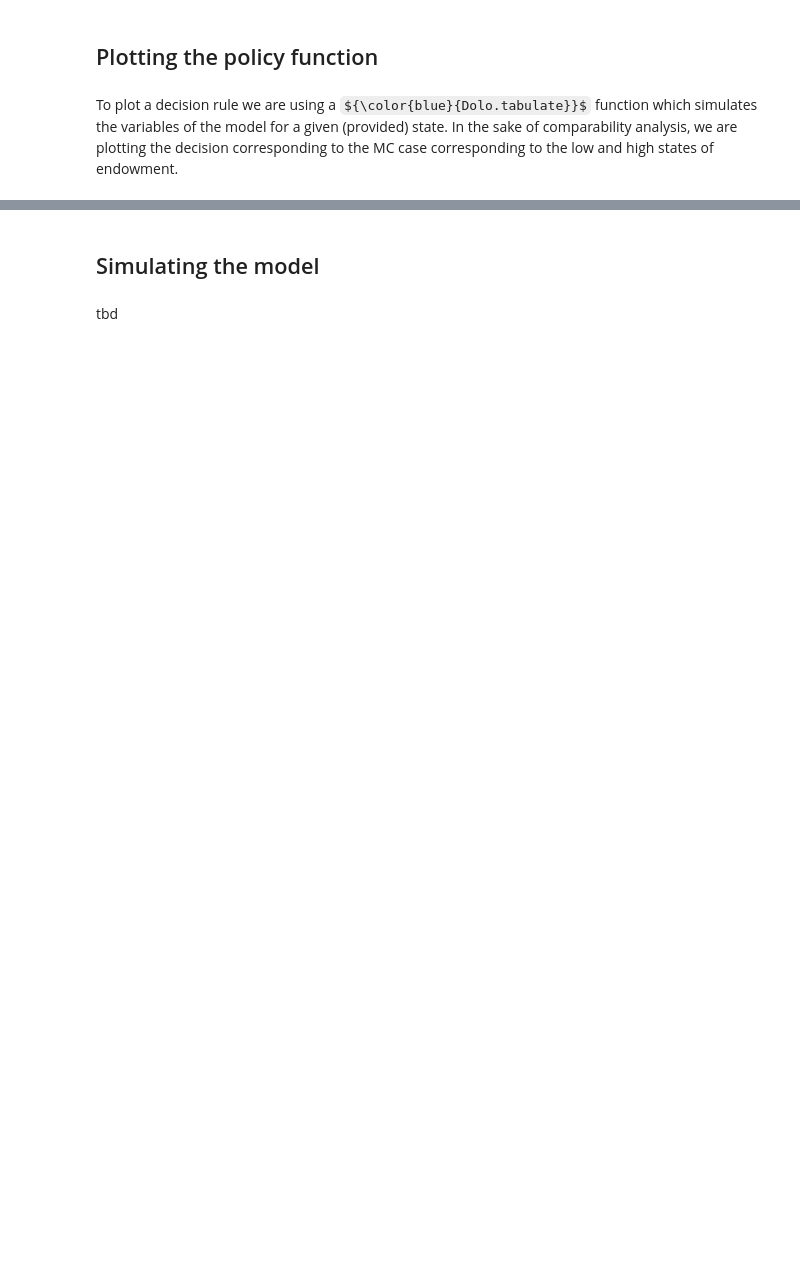
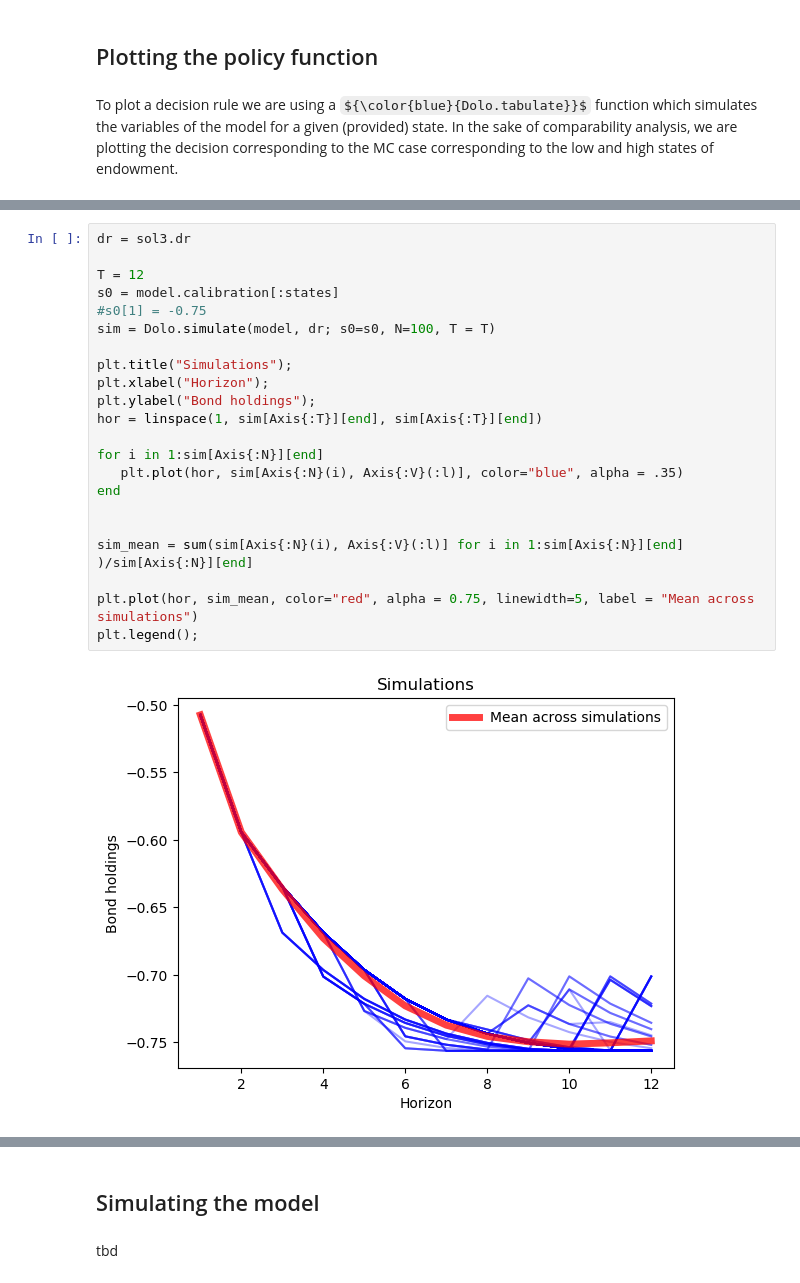
Before and after one commit to ezgioz/dolo_models, a Jupyter notebook: sudden_stop/sudden_stop_julia.ipynb, the cells around one changed output, grey strips where cells are left out. Saved outputs shown, nothing was run; the diff lists cells and outputs as text; some formulas as TeX source; blank space fills up the shorter version.

Commit message:
Added simulations

```diff
--- a/sudden_stop/sudden_stop_julia.ipynb
+++ b/sudden_stop/sudden_stop_julia.ipynb
@@ -359,0 +279,24 @@ plt.title("Decision rule for Sudden Stop - Exchange rate model");
+# %%
+dr = sol3.dr
+
+T = 12
+s0 = model.calibration[:states]
+#s0[1] = -0.75
+sim = Dolo.simulate(model, dr; s0=s0, N=100, T = T)
+
+plt.title("Simulations");
+plt.xlabel("Horizon");
+plt.ylabel("Bond holdings");
+hor = linspace(1, sim[Axis{:T}][end], sim[Axis{:T}][end])
+
+for i in 1:sim[Axis{:N}][end]
+   plt.plot(hor, sim[Axis{:N}(i), Axis{:V}(:l)], color="blue", alpha = .35)
+end
+
+
+sim_mean = sum(sim[Axis{:N}(i), Axis{:V}(:l)] for i in 1:sim[Axis{:N}][end] )/sim[Axis{:N}][end]
+
+plt.plot(hor, sim_mean, color="red", alpha = 0.75, linewidth=5, label = "Mean across simulations")
+plt.legend();
+# %% [output]
+[figure, added]
```
Also changed, not shown: parts of 13 cells of this notebook.
